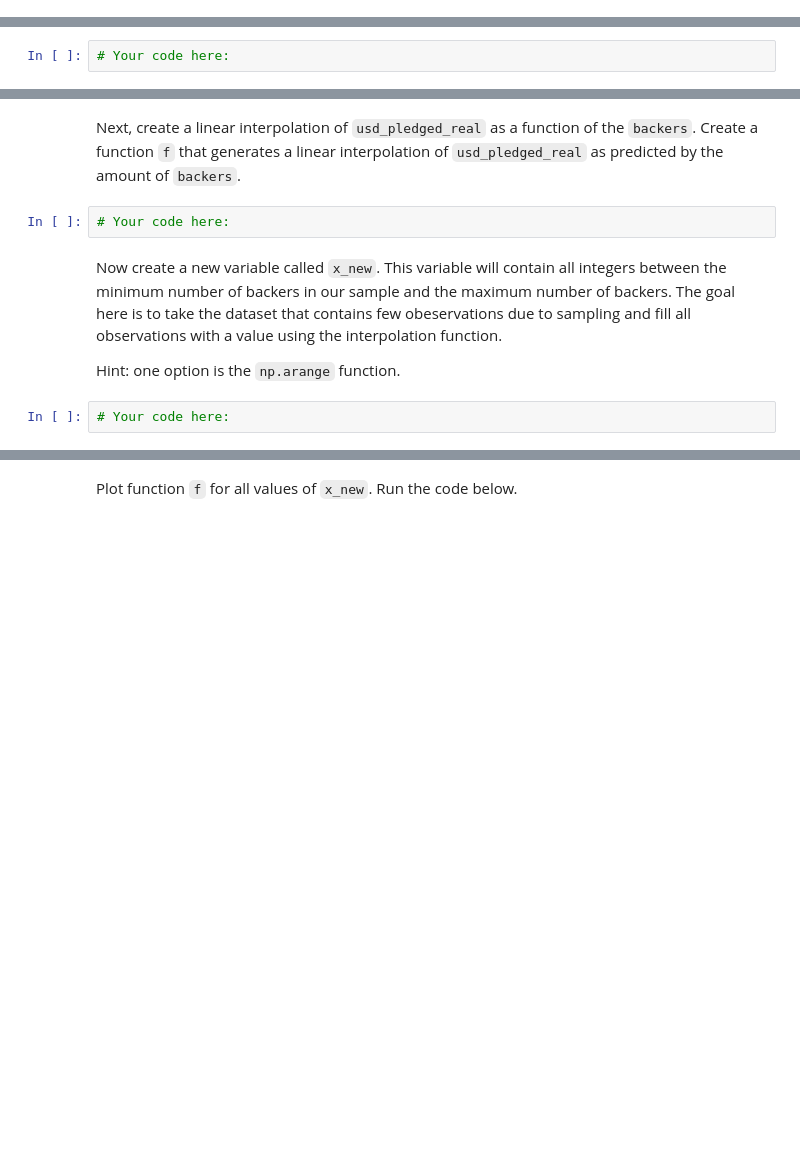
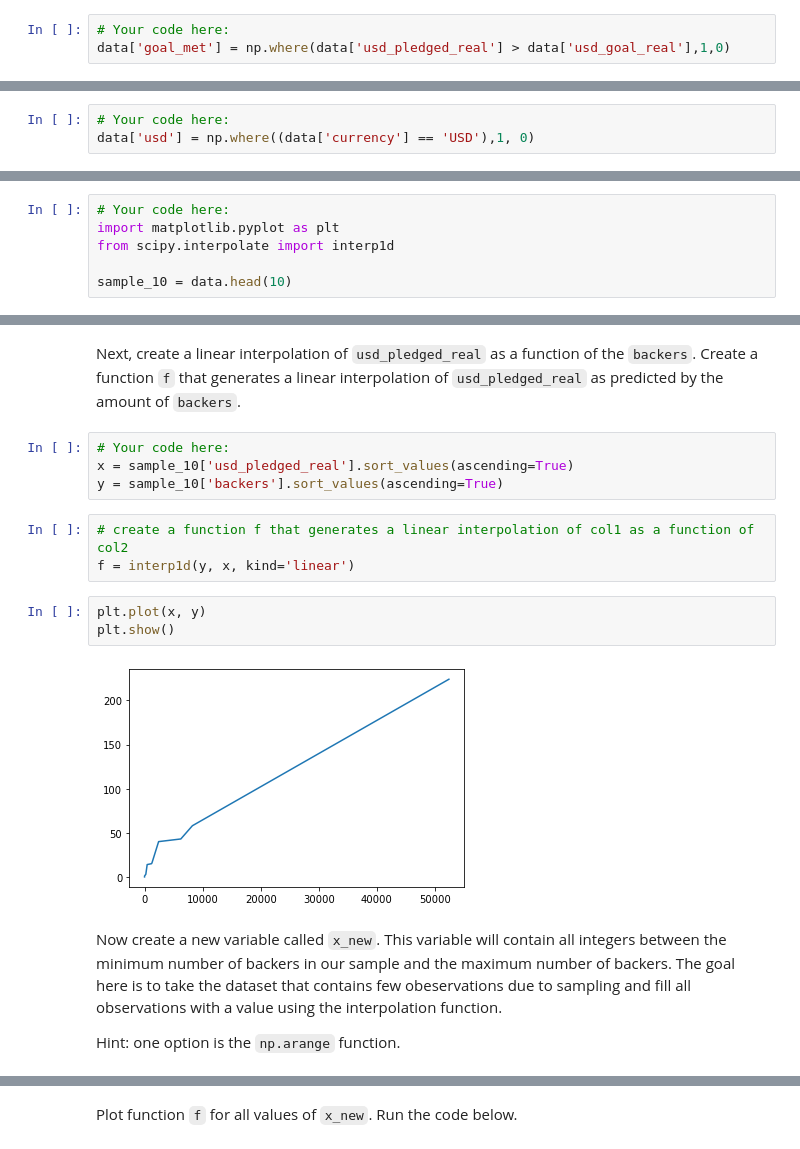
Before and after one commit to ta-data-lis/lab-intro-to-scipy, a Jupyter notebook: your-code/main.ipynb, the cells around one changed output, grey strips where cells are left out. Drawn from its saved outputs; the diff is of its cells as text; blank space fills up the shorter version.

```diff
--- a/your-code/main.ipynb
+++ b/your-code/main.ipynb
@@ -40,7 +67,11 @@ Let's perform Fisher's exact test on our KickStarter data. We intend to test the
+# %%
+# Your code here:
+data['goal_met'] = np.where(data['usd_pledged_real'] > data['usd_goal_real'],1,0)
 # %% [markdown]
 Next, create a column that checks whether the currency of the project is in US Dollars. Create a column called `usd` using the `np.where` function where if the currency is US Dollars, assign a value of 1 to the row and 0 otherwise.
 # %%
 # Your code here:
+data['usd'] = np.where((data['currency'] == 'USD'),1, 0)
 # %% [markdown]
 Now create a contingency table using the `pd.crosstab` function in the cell below to compare the `goal_met` and `usd` columns.
 # %% [markdown]
@@ -59,0 +94,6 @@ In the cell below, import the `interp1d` function from `scipy.interpolate` and f
+# %%
+# Your code here:
+import matplotlib.pyplot as plt
+from scipy.interpolate import interp1d
+
+sample_10 = data.head(10)
@@ -60,10 +128,18 @@ In the cell below, import the `interp1d` function from `scipy.interpolate` and f
 # %% [markdown]
 Next, create a linear interpolation of `usd_pledged_real` as a function of the `backers`. Create a function `f` that generates a linear interpolation of `usd_pledged_real` as predicted by the amount of `backers`.
-# %%
-# Your code here:
+# %%
+# Your code here:
+x = sample_10['usd_pledged_real'].sort_values(ascending=True)
+y = sample_10['backers'].sort_values(ascending=True)
+# %%
+# create a function f that generates a linear interpolation of col1 as a function of col2
+f = interp1d(y, x, kind='linear')
+# %%
+plt.plot(x, y)
+plt.show()
+# %% [output]
+[figure, added]
 # %% [markdown]
 Now create a new variable called `x_new`. This variable will contain all integers between the minimum number of backers in our sample and the maximum number of backers. The goal here is to take the dataset that contains few obeservations due to sampling and fill all observations with a value using the interpolation function.
 
 Hint: one option is the `np.arange` function.
-# %%
-# Your code here:
```
Also changed, not shown: parts of 18 cells of this notebook.
